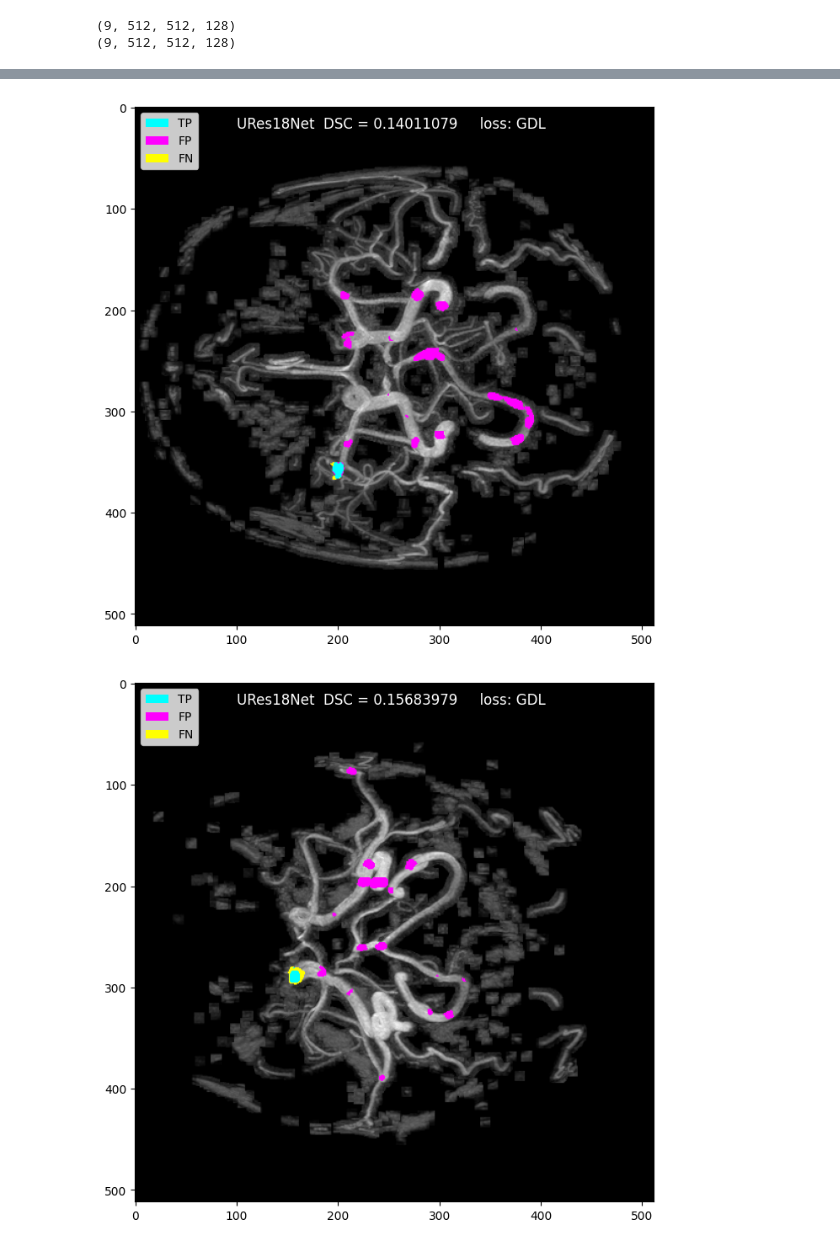
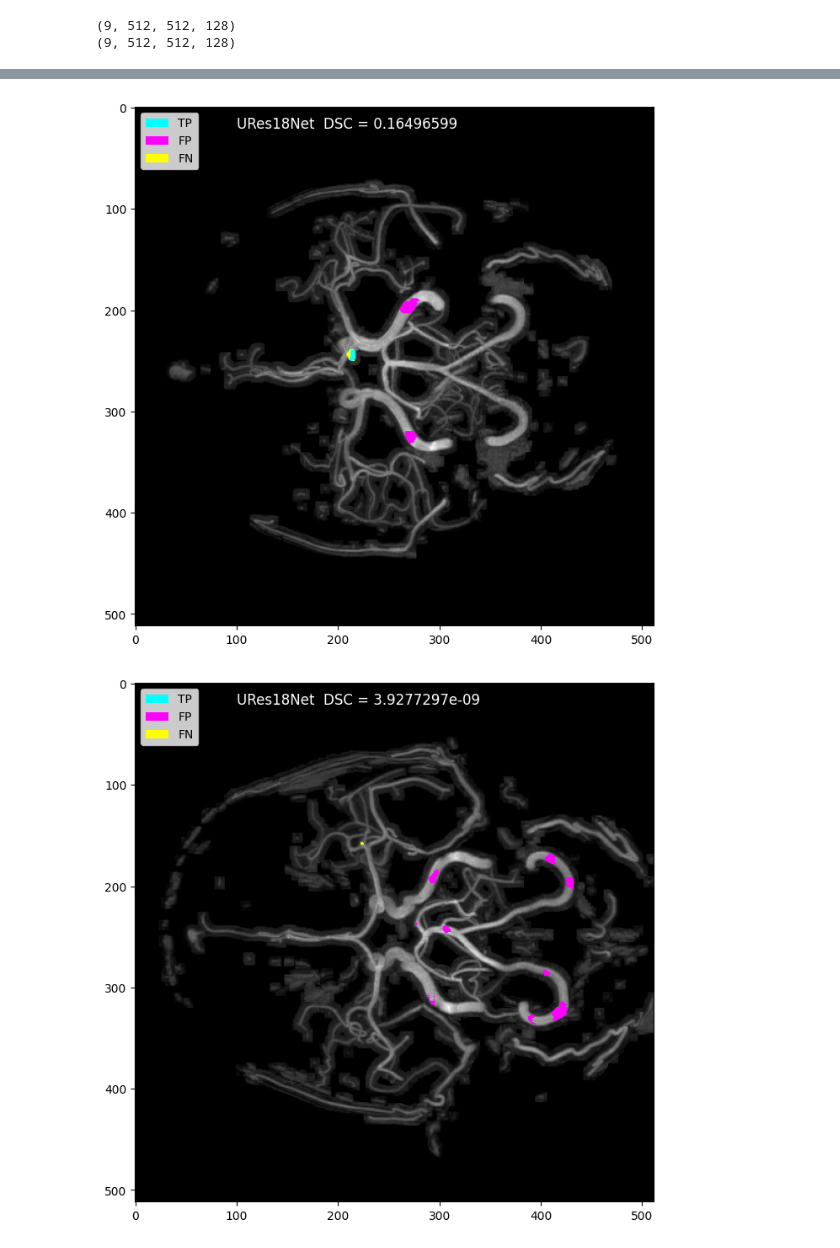
Before and after one commit to mmcastillo/al112248, a Jupyter notebook: 3D_AResUNet_CA.ipynb, the cells around one changed output, grey strips where cells are left out. Saved outputs shown, nothing was run; the diff lists cells and outputs as text; code cells hidden in the pictures.

```diff
--- a/3D_AResUNet_CA.ipynb
+++ b/3D_AResUNet_CA.ipynb
@@ -428,7 +426,8 @@ history=AttResUnet_CA_model.fit(train_img_datagen,
           verbose = 1,
           validation_data = val_img_datagen,
           validation_steps = val_steps_per_epoch,
-          callbacks = [reduce_lr, stop_callback,
+          callbacks = [reduce_lr,
+                       stop_callback,
                        model_checkpoint_callback,
                        csv_logger_callback]
           )
@@ -480,13 +493,21 @@ train_img_datagen = imageLoader(train_img_dir, train_img_list,
 
 val_img_datagen = imageLoader(val_img_dir, val_img_list,
                                 val_mask_dir, val_mask_list, 2)
+# %%
+num_modelo = 2
+
+filepath = '/content/drive/MyDrive/DOCTORADO/AResUNetCA_' + str(num_modelo) + '.h5'
+
+from keras.models import load_model
+AttResUnet_CA_model.load_weights(filepath)
 # %%
-img,mask = val_img_datagen.__next__()
-prediction = AttResUnet_CA_model.predict(img,verbose=0)
+[img],[mask,lbl] = val_img_datagen.__next__()
+
+prediction = AttResUnet_CA_model.predict(img,verbose=0)[0]
 prediction = prediction > 0.5
 
-prediction = AttResUnet_CA_model.predict(img,verbose=0)
-prediction = prediction > 0.5
+lbl_pred = AttResUnet_CA_model.predict(img,verbose=0)[1]
+print(lbl_pred)
 
 for caso in range(batch_size):
   img_caso = img[caso,:,:,:,0]
@@ -537,6 +560,6 @@ for caso in range(batch_size):
 # %%
 #Carga conjunto de prueba
-ruta_TOF = '/content/drive/MyDrive/DOCTORADO/Imágenes médicas/ADAM_Preproc_Test/imgs/'
+ruta_TOF = '/content/drive/MyDrive/DOCTORADO/Imágenes médicas/ADAM_Preproc_Train/imgs/'
 lista_archivos_TOF = os.listdir(ruta_TOF)
 imgs_test =[]
 
@@ -545,7 +568,7 @@ for i in range(9):#(len(lista_archivos_TOF)):
   imgs_test.append(temp)
 
 #Carga etiquetas de entrenamiento
-ruta_mascaras = '/content/drive/MyDrive/DOCTORADO/Imágenes médicas/ADAM_Preproc_Test/mask/'
+ruta_mascaras = '/content/drive/MyDrive/DOCTORADO/Imágenes médicas/ADAM_Preproc_Train/mask/'
 lista_archivos_mascaras = os.listdir(ruta_mascaras)
 masks_test =[]
 
@@ -581,8 +604,17 @@ for caso in range(imgs_test.shape[0]):
   test_masks_patches = np.expand_dims(test_masks_patches,-1) #(128,64,64,64,1)
 
 
-  prediction = AttResUnet_CA_model.predict(test_imgs_patches, verbose=1, batch_size=2)
+  prediction = AttResUnet_CA_model.predict(test_imgs_patches, verbose=1, batch_size=2)[0]
   prediction = prediction > 0.5
+
+  lbl_pred = AttResUnet_CA_model.predict(test_imgs_patches, verbose=1, batch_size=2)[1]
+  lbl_pred = lbl_pred > 0.5
+
+  for patch in range(0,len(lbl_pred)):
+    if lbl_pred[patch] == 1:
+      prediction[patch,:,:,:] = prediction[patch,:,:,:]
+    else:
+      prediction[patch,:,:,:] = np.zeros(prediction[patch,:,:,:].shape)
 
   ypred = np.reshape(prediction,(8,8,2,64,64,64))
   ypred = unpatchify(ypred,(512,512,128))
@@ -622,7 +654,7 @@ for caso in range(imgs_test.shape[0]):
   plt.imshow(imagen_rgb)
 
 
-  text = 'URes18Net  ' + 'DSC = ' + str(dice) + '     loss: GDL'
+  text = 'URes18Net  ' + 'DSC = ' + str(dice)
   pos_x = 100
   pos_y = 20
   plt.text(pos_x, pos_y, text, color='white', fontsize=12)
@@ -636,7 +668,7 @@ for caso in range(imgs_test.shape[0]):
   # Add the legend to the image
   plt.legend(legend_patches, legend_labels, loc='upper left')
 
-  #plt.savefig('/content/drive/MyDrive/DOCTORADO/3 Semestre/figuras resultados/' + 'URes50Net_' + str(caso) + '.png')
+  plt.savefig('/content/drive/MyDrive/DOCTORADO/4 Semestre/' + 'AResUNet_CA_Train' + str(num_modelo) + str(caso) + '.png')
 
   ypredict.append(ypred)
 
@@ -669,2 +700,2 @@ ypredict = np.array(ypredict)
-[figure, old version]
+[figure, new version]
-[figure, old version]
+[figure, new version]
```
Also changed, not shown: parts of 18 cells of this notebook.
